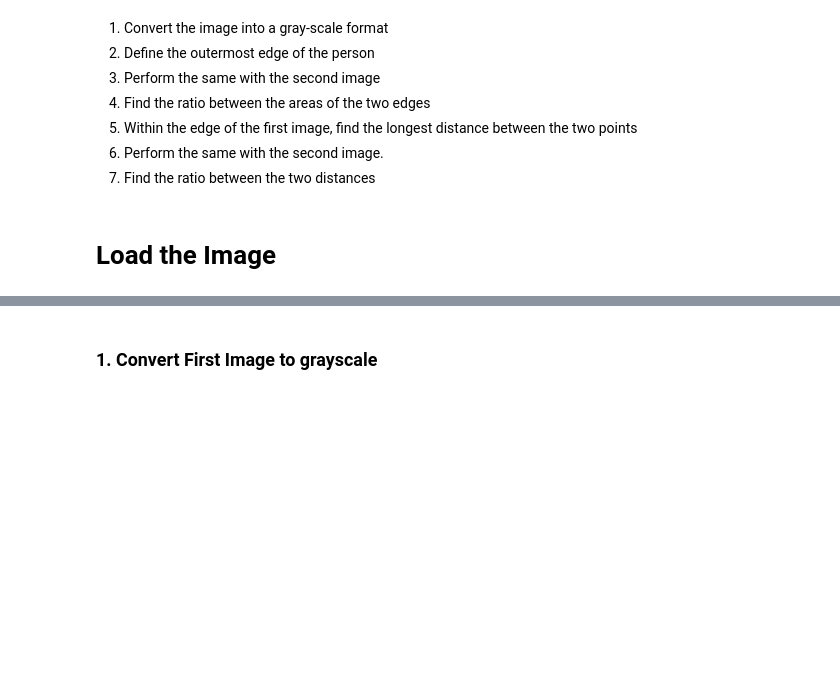
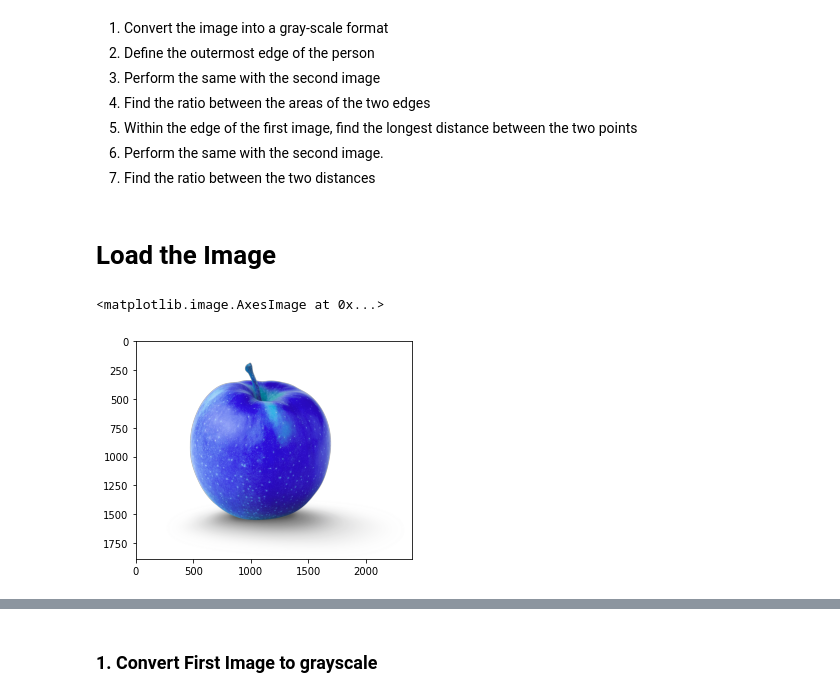
Before and after one commit to bikashk123/LuxPM, a Jupyter notebook: Data science/Data science.ipynb, the cells around one changed output, grey strips where cells are left out. Saved outputs shown, nothing was run; the diff lists cells and outputs as text; code cells hidden in the pictures; blank space fills up the shorter version.

```diff
--- a/Data science/Data science.ipynb
+++ b/Data science/Data science.ipynb
@@ -13,7 +13,8 @@ import matplotlib.pyplot as plt
 # Load the Image
 # %%
 # Load First image
-img1=cv2.imread('apple_1.png')
-
-#Load Second Image
-img2=cv2.imread('apple_2.png')
+img1=cv2.imread('apple_1.png', cv2.IMREAD_UNCHANGED)
+plt.imshow(img1)
+# %% [output]
+<matplotlib.image.AxesImage at 0x...>
+[figure, added]
```
Also changed, not shown: parts of 5 cells of this notebook, 1 other file.
